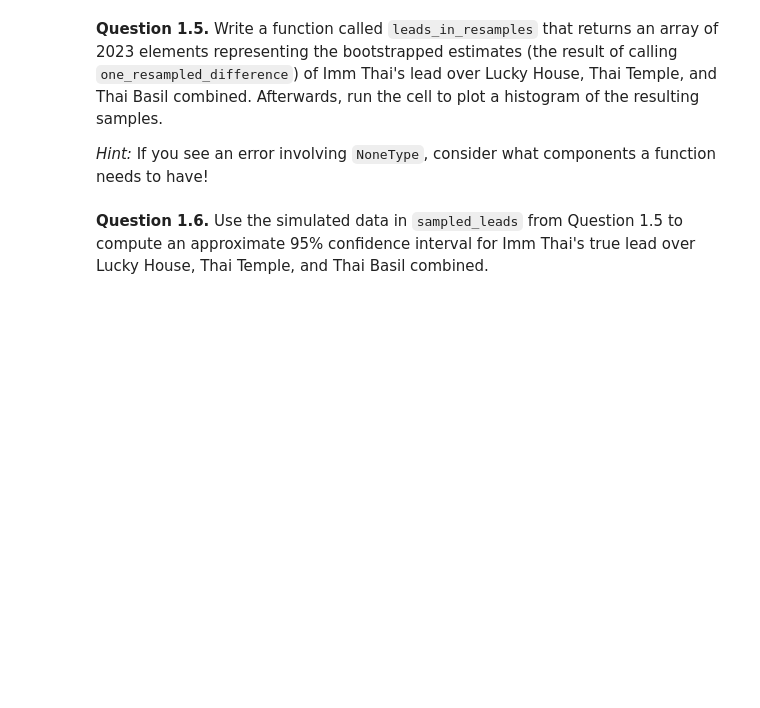
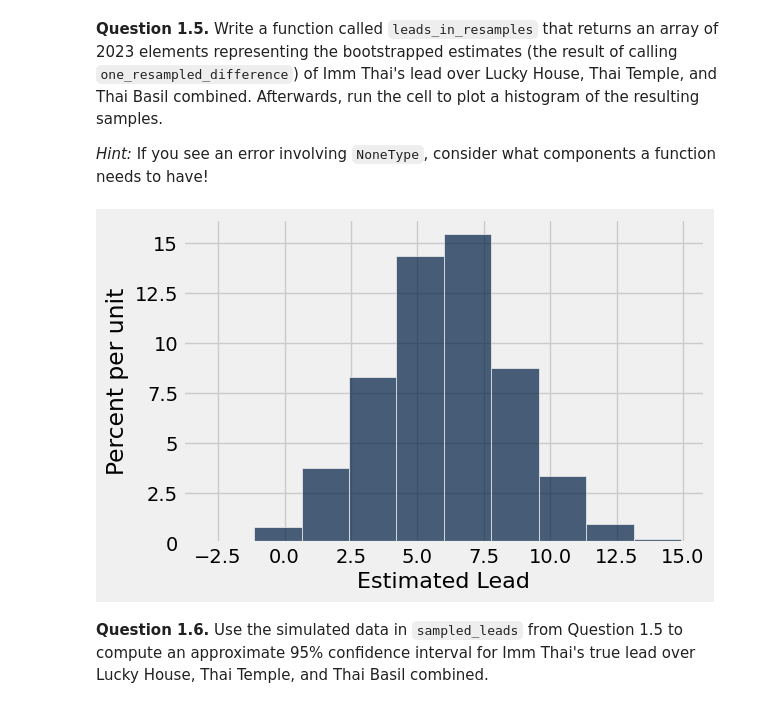
Before and after one commit to RickMeskimen/24-Fall-data1350, a Jupyter notebook: Homework08/hw08.ipynb, the cells around one changed output. Drawn from its saved outputs; the diff is of its cells as text; code cells hidden in the pictures; blank space fills up the shorter version.

```diff
--- a/Homework08/hw08.ipynb
+++ b/Homework08/hw08.ipynb
@@ -148,10 +148,15 @@ q1_4 results: All test cases passed!
 *Hint:* If you see an error involving `NoneType`, consider what components a function needs to have!
 # %%
 def leads_in_resamples():
-    ...
+    sampled_leads = make_array()
+    for i in range(2023):
+        sampled_leads = np.append(sampled_leads, one_resampled_difference(votes))
+    return sampled_leads
 
 sampled_leads = leads_in_resamples()
 Table().with_column('Estimated Lead', sampled_leads).hist("Estimated Lead")
+# %% [output]
+[figure, added]
 # %% [markdown]
 <!-- END QUESTION -->
 
```
